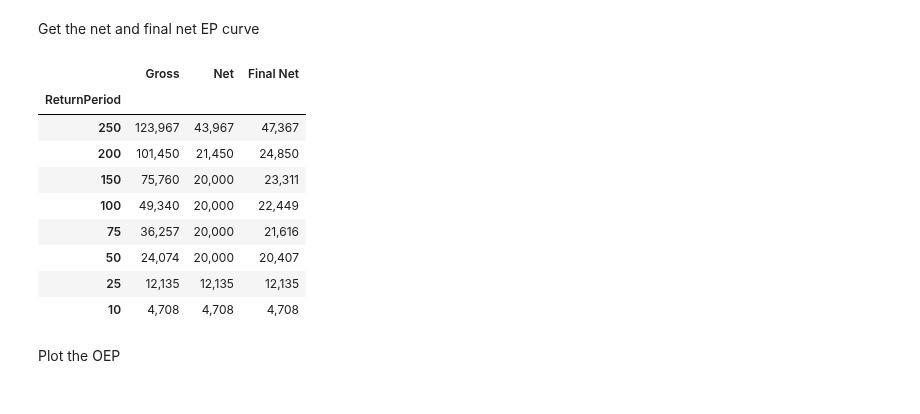
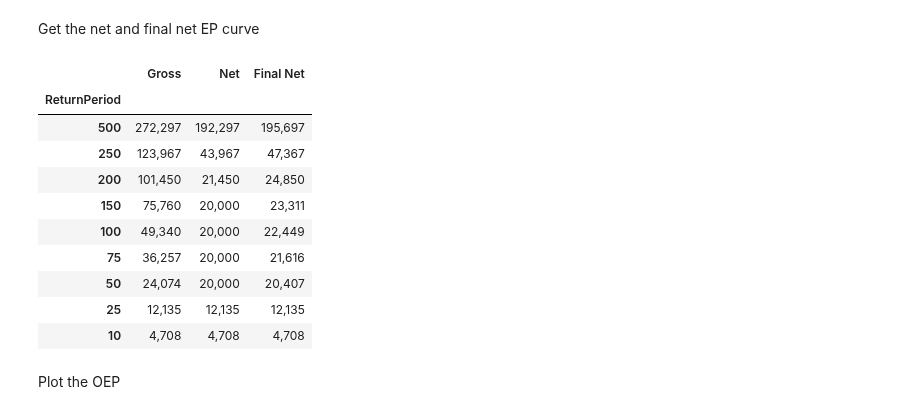
Before and after one commit to iwbailey/pandas-ylt, a Jupyter notebook: yelt_examples_layer_losses.ipynb, the cells around one changed output. Cells and saved outputs as stored; diff of their text form; code cells hidden in the pictures.

```diff
--- a/yelt_examples_layer_losses.ipynb
+++ b/yelt_examples_layer_losses.ipynb
@@ -108,18 +108,19 @@ Get the net and final net EP curve
 # %%
 retained_yelt = yelt.subtract(pd.concat(lyr_yelts.values()).groupby(yelt.index.names).sum(), fill_value=0.0)
 net_rip_yelt = yelt.subtract(pd.concat(lyr_yelts_net_rip.values()).groupby(yelt.index.names).sum(), fill_value=0.0)
 
 combined_rp_curves = pd.concat([
-    df.yel.to_rp_summary([250, 200, 150, 100, 75, 50, 25, 10], is_ep=True, is_occurrence=True).rename(name)
+    df.yel.to_rp_summary([500, 250, 200, 150, 100, 75, 50, 25, 10], is_ep=True, is_occurrence=True).rename(name)
     for name, df in [('Gross', yelt), ('Net', retained_yelt), ('Final Net', net_rip_yelt)]
 ], axis=1)
 
 
 display(combined_rp_curves.style.format("{:,.0f}"))
 # display(retained_yelt.yel.to_summary_stats_series().to_frame().style.format("{:,.0f}"))
 # %% [output]
 |  | Gross | Net | Final Net |
 | ReturnPeriod |  |  |  |
+| 500 | 272,297 | 192,297 | 195,697 |
 | 250 | 123,967 | 43,967 | 47,367 |
 | 200 | 101,450 | 21,450 | 24,850 |
 | 150 | 75,760 | 20,000 | 23,311 |
```
Also changed, not shown: parts of 2 cells of this notebook.
